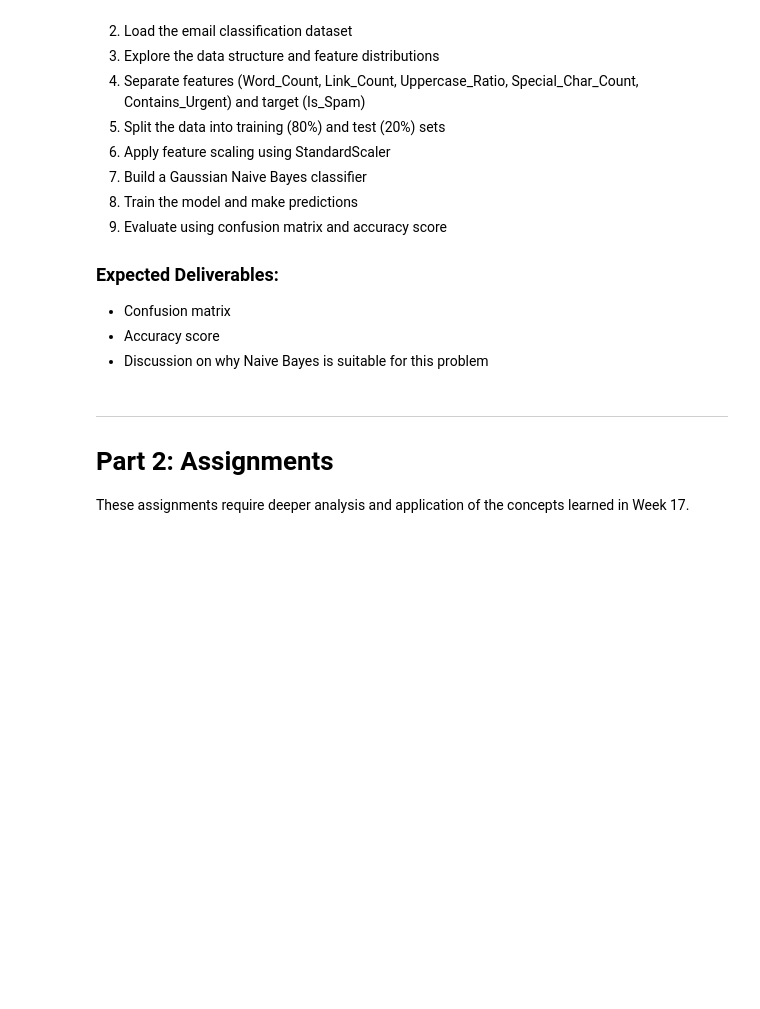
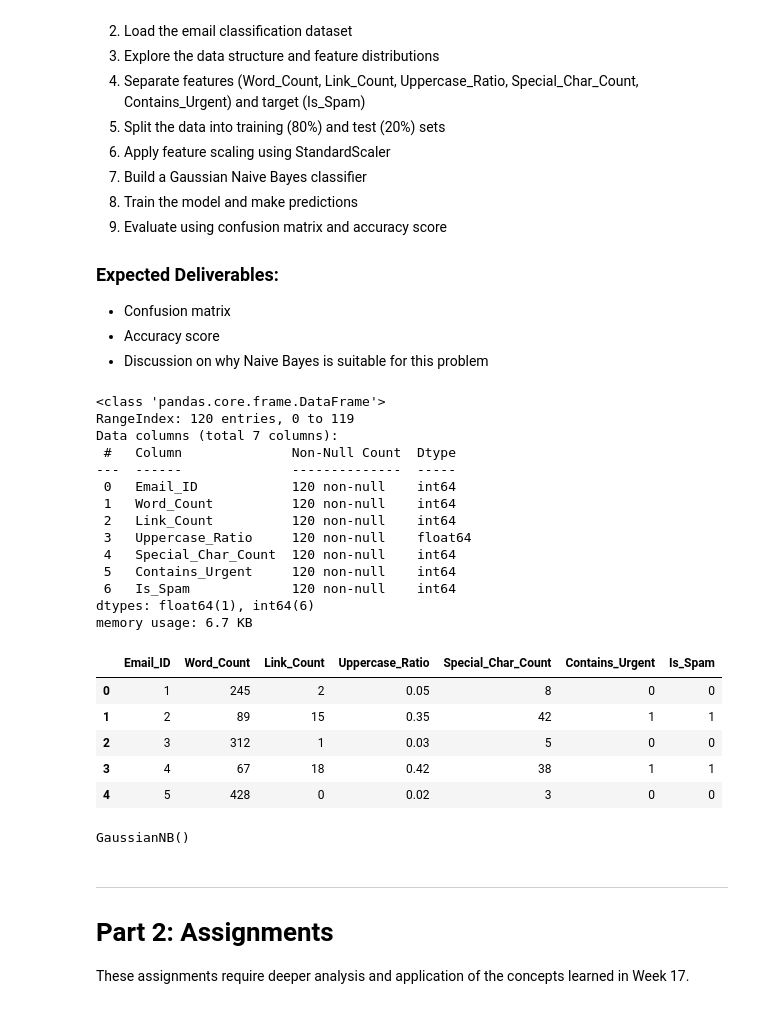
Before and after one commit to Blessing-Ekeh/dataraflow-week17-Classification-models, a Jupyter notebook: Take Home.ipynb, the cells around one changed output. Drawn from its saved outputs; the diff is of its cells as text; code cells hidden in the pictures; blank space fills up the shorter version.

Commit message:
Task 2 solved

```diff
--- a/Take Home.ipynb
+++ b/Take Home.ipynb
@@ -287,4 +296,28 @@ From Both results, we can see that both SVM models had a 100% accuracy score whi
 # %%
 # Load and explore the dataset
+task3_data = pd.read_csv('Task-Datasets/task3_naive_bayes_data.csv')
+task3_data.info()
+task3_data.head()
+# %% [output]
+<class 'pandas.core.frame.DataFrame'>
+RangeIndex: 120 entries, 0 to 119
+Data columns (total 7 columns):
+ #   Column              Non-Null Count  Dtype
+---  ------              --------------  -----
+ 0   Email_ID            120 non-null    int64
+ 1   Word_Count          120 non-null    int64
+ 2   Link_Count          120 non-null    int64
+ 3   Uppercase_Ratio     120 non-null    float64
+ 4   Special_Char_Count  120 non-null    int64
+ 5   Contains_Urgent     120 non-null    int64
+ 6   Is_Spam             120 non-null    int64
+dtypes: float64(1), int64(6)
+memory usage: 6.7 KB
+|  | Email_ID | Word_Count | Link_Count | Uppercase_Ratio | Special_Char_Count | Contains_Urgent | Is_Spam |
+| 0 | 1 | 245 | 2 | 0.05 | 8 | 0 | 0 |
+| 1 | 2 | 89 | 15 | 0.35 | 42 | 1 | 1 |
+| 2 | 3 | 312 | 1 | 0.03 | 5 | 0 | 0 |
+| 3 | 4 | 67 | 18 | 0.42 | 38 | 1 | 1 |
+| 4 | 5 | 428 | 0 | 0.02 | 3 | 0 | 0 |
 # %%
 # Separate features and target, split data
@@ -293,4 +333,8 @@ From Both results, we can see that both SVM models had a 100% accuracy score whi
 # %%
 # Build and train Gaussian Naive Bayes classifier
+NB_model = GaussianNB()
+NB_model.fit(X_train, Y_train)
+# %% [output]
+GaussianNB()
 # %%
 # Make predictions and evaluate
```
Also changed, not shown: parts of 6 cells of this notebook.
